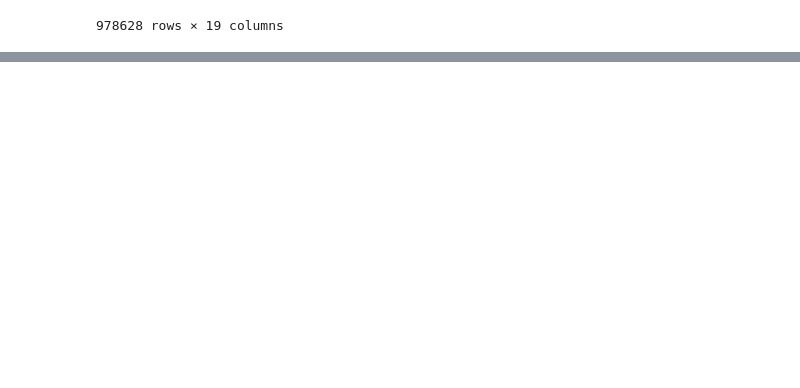
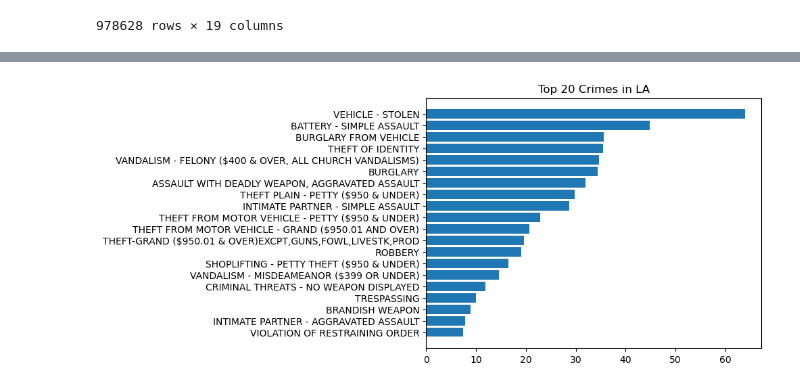
Before and after one commit to matthewraylee/LACrimeProject, a Jupyter notebook: LACrimeProject.ipynb, the cells around one changed output, grey strips where cells are left out. Cells and saved outputs as stored; diff of their text form; code cells hidden in the pictures; blank space fills up the shorter version.

```diff
--- a/LACrimeProject.ipynb
+++ b/LACrimeProject.ipynb
@@ -92,0 +236,5 @@ df.sort_values(by='Date Rptd')
+# %%
+# Remove incomplete month: Sept 2024
+df
+df = df[~((df['Month'] == 9) & (df['Year'] == 2024))]
+df.sort_values(by='DATE OCC')
@@ -92,0 +283,3 @@ df.sort_values(by='Date Rptd')
+# %%
+crime_count_per_day = df.groupby(['DATE OCC', 'Crm Cd Desc']).size()
+crime_count_per_day
@@ -92,0 +300,4 @@ df.sort_values(by='Date Rptd')
+# %%
+top_20_crimes = crime_count_per_day.groupby('Crm Cd Desc').mean()\
+.reset_index(name = 'Avg Daily Count').sort_values(by='Avg Daily Count', ascending=False).head(20)
+top_20_crimes
@@ -92,0 +322,8 @@ df.sort_values(by='Date Rptd')
+# %%
+top_20_crimes_sorted = top_20_crimes.sort_values(by='Avg Daily Count', ascending=True)
+# %%
+plt.barh(top_20_crimes_sorted['Crm Cd Desc'], top_20_crimes_sorted['Avg Daily Count'])
+plt.title('Top 20 Crimes in LA')
+plt.show()
+# %% [output]
+[figure, added]
```
Also changed, not shown: parts of 26 cells of this notebook, 1 other file.
